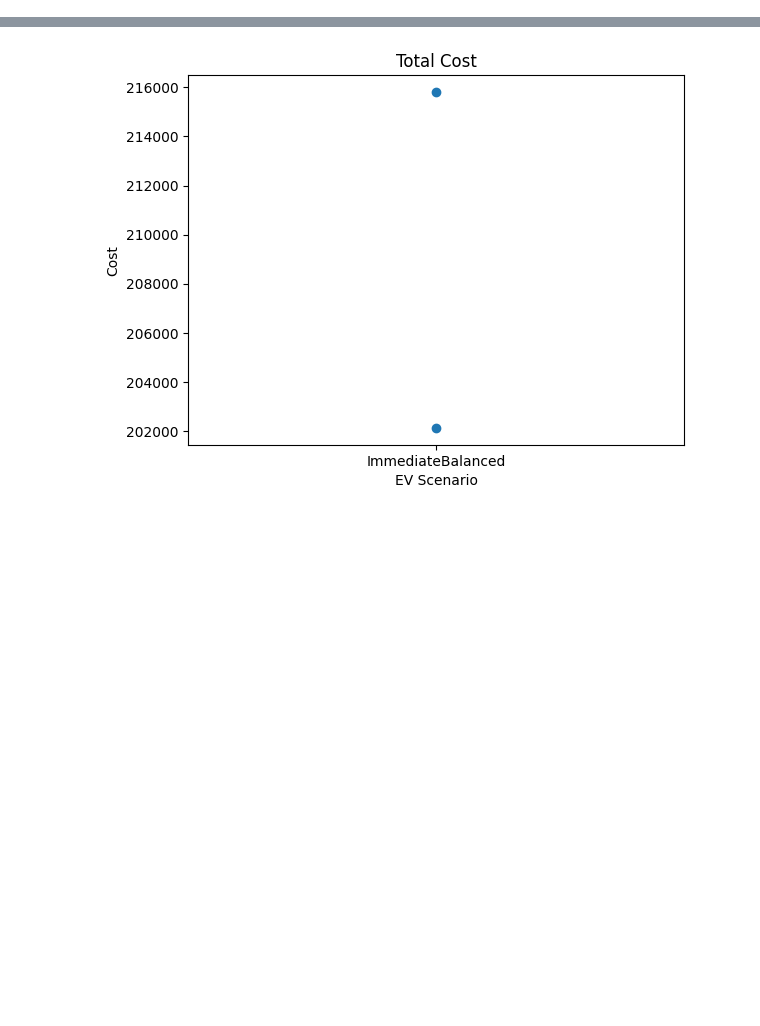
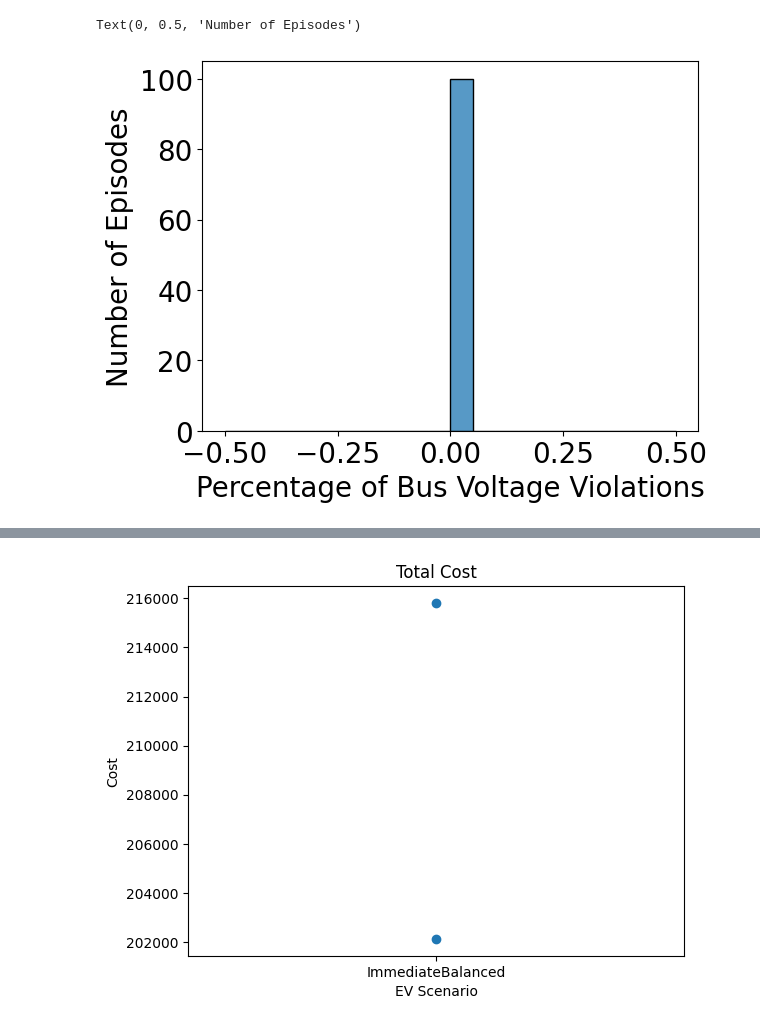
Before and after one commit to chialingyang7718/RL_OPF_EVaware, a Jupyter notebook: test_code.ipynb, the cells around one changed output, grey strips where cells are left out. Drawn from its saved outputs; the diff is of its cells as text; code cells hidden in the pictures; blank space fills up the shorter version.

```diff
--- a/test_code.ipynb
+++ b/test_code.ipynb
@@ -28,23 +30,0 @@ grid = gl.load_test_case_grid(57)
-# %%
-import matplotlib.pyplot as plt
-import pickle
-import numpy as np
-
-n_case = 9
-with open("Evaluation/Case%s/Case%s_metrics.pkl" %(n_case, n_case), 'rb') as f:
-    dicts = pickle.load(f)
-
-dicts
-
-# Time = dicts[0]
-
-# # Prepare data for boxplot
-# data = [Time[key] for key in Time.keys()]
-# # plot boxplot
-
-# plt.figure()
-# plt.boxplot(data, labels=Time.keys())
-# plt.title("Time taken for RL model prediction")
-# plt.xlabel("EV Scenario")
-# plt.ylabel("Time (s)")
-# plt.show()
@@ -73,0 +180,7 @@ plt.show()
+# %%
+sns.histplot(data=df, x="N_bus_violations", bins=20)
+plt.xlabel("Percentage of Bus Voltage Violations")
+plt.ylabel("Number of Episodes")
+# %% [output]
+Text(0, 0.5, 'Number of Episodes')
+[figure, added]
```
Also changed, not shown: parts of 8 cells of this notebook, 1 other file.
